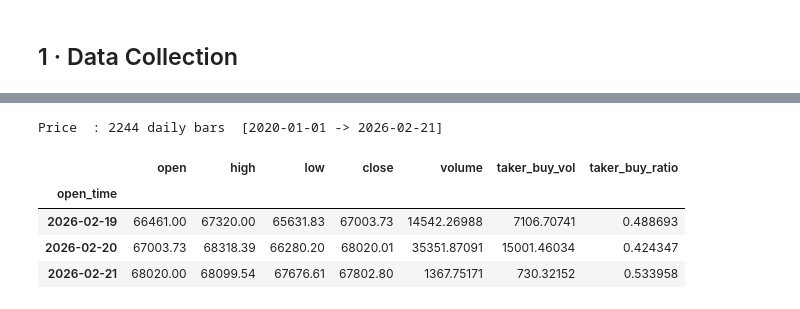
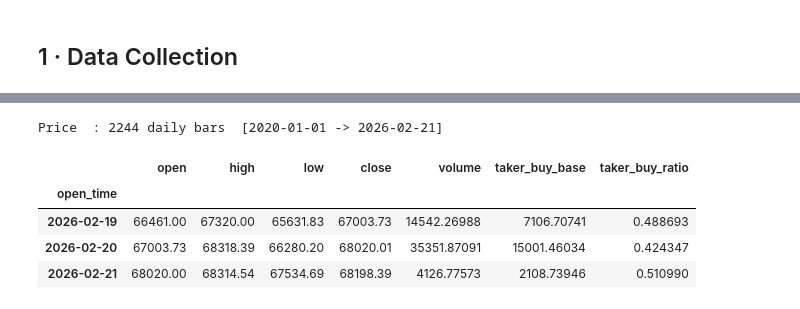
Before and after one commit to Khdeng/BTC-CTA-Strategy, a Jupyter notebook: btc_cta_strategy.ipynb, the cells around one changed output, grey strips where cells are left out. Cells and saved outputs as stored; diff of their text form; code cells hidden in the pictures.

```diff
--- a/btc_cta_strategy.ipynb
+++ b/btc_cta_strategy.ipynb
@@ -193,41 +67,28 @@ raw_h_index = download_btc_hourly()
 # %%
 import pandas as pd
 import numpy as np
-import requests
 import matplotlib.pyplot as plt
 import matplotlib.gridspec as gridspec
 import matplotlib.ticker as mtick
 from datetime import datetime
-import warnings
-warnings.filterwarnings('ignore')
+
 np.random.seed(42)
 
-# Relative path — resolves to the same directory as this notebook
-DATA_PATH = 'btcusdt_1h.csv'
+DATA_PATH = 'btcusdt_1d.csv'
 
-# ── 1a. Price: hourly Binance kline → daily OHLCV + order-flow ───────────────
-raw_h = pd.read_csv(DATA_PATH)
-raw_h['open_time'] = pd.to_datetime(raw_h['open_time'])
-raw_h.set_index('open_time', inplace=True)
+daily = pd.read_csv(DATA_PATH)
+daily['open_time'] = pd.to_datetime(daily['open_time'])
+daily.set_index('open_time', inplace=True)
+daily = daily.astype(float)
 
-daily = raw_h.resample('D').agg(
-    open          = ('open',           'first'),
-    high          = ('high',           'max'),
-    low           = ('low',            'min'),
-    close         = ('close',          'last'),
-    volume        = ('volume',         'sum'),
-    taker_buy_vol = ('taker_buy_base', 'sum'),
-).dropna(subset=['close'])
-
-# Taker buy ratio: fraction of total volume initiated by aggressive buyers
-daily['taker_buy_ratio'] = daily['taker_buy_vol'] / daily['volume'].replace(0, np.nan)
+daily['taker_buy_ratio'] = daily['taker_buy_base'] / daily['volume'].replace(0, np.nan)
 
 print(f'Price  : {len(daily)} daily bars  [{daily.index[0].date()} -> {daily.index[-1].date()}]')
 daily.tail(3)
 # %% [output]
 Price  : 2244 daily bars  [2020-01-01 -> 2026-02-21]
-|  | open | high | low | close | volume | taker_buy_vol | taker_buy_ratio |
+|  | open | high | low | close | volume | taker_buy_base | taker_buy_ratio |
 | open_time |  |  |  |  |  |  |  |
 | 2026-02-19 | 66461.00 | 67320.00 | 65631.83 | 67003.73 | 14542.26988 | 7106.70741 | 0.488693 |
 | 2026-02-20 | 67003.73 | 68318.39 | 66280.20 | 68020.01 | 35351.87091 | 15001.46034 | 0.424347 |
-| 2026-02-21 | 68020.00 | 68099.54 | 67676.61 | 67802.80 | 1367.75171 | 730.32152 | 0.533958 |
+| 2026-02-21 | 68020.00 | 68314.54 | 67534.69 | 68198.39 | 4126.77573 | 2108.73946 | 0.510990 |
```
Also changed, not shown: parts of 15 cells of this notebook, 4 other files.
